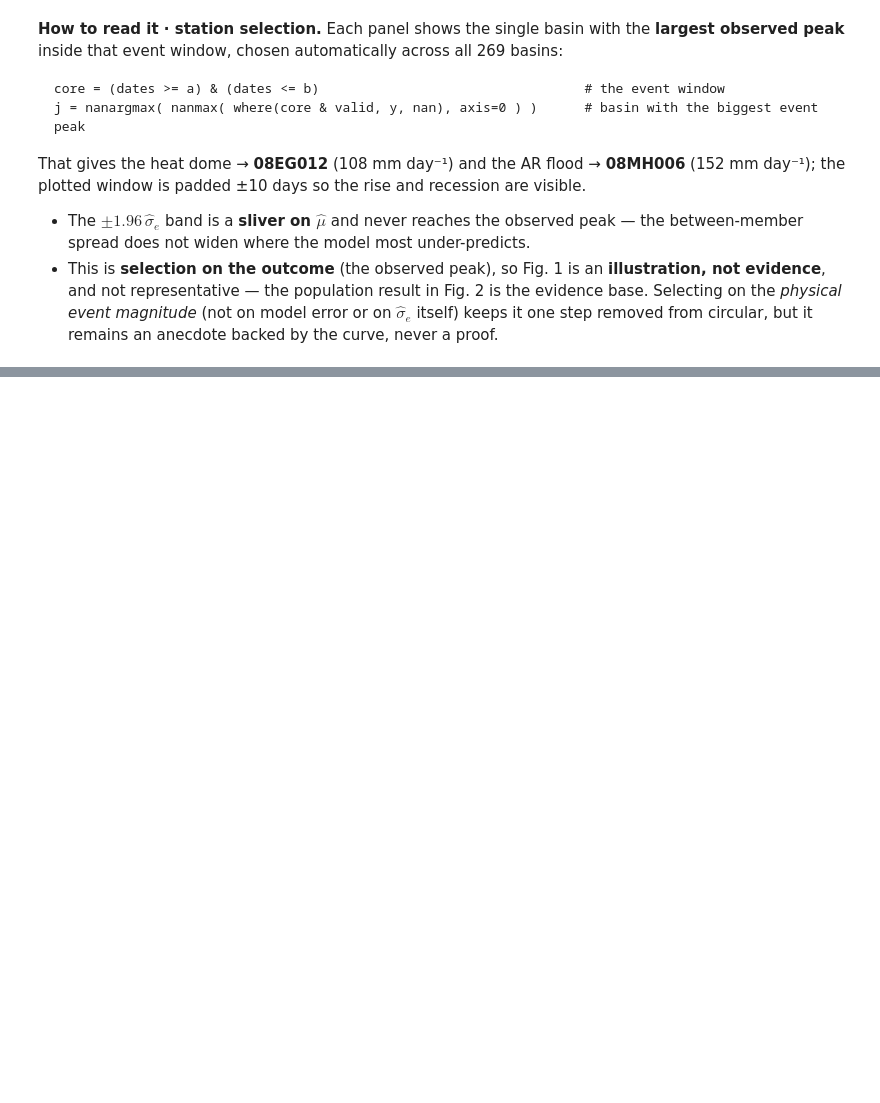
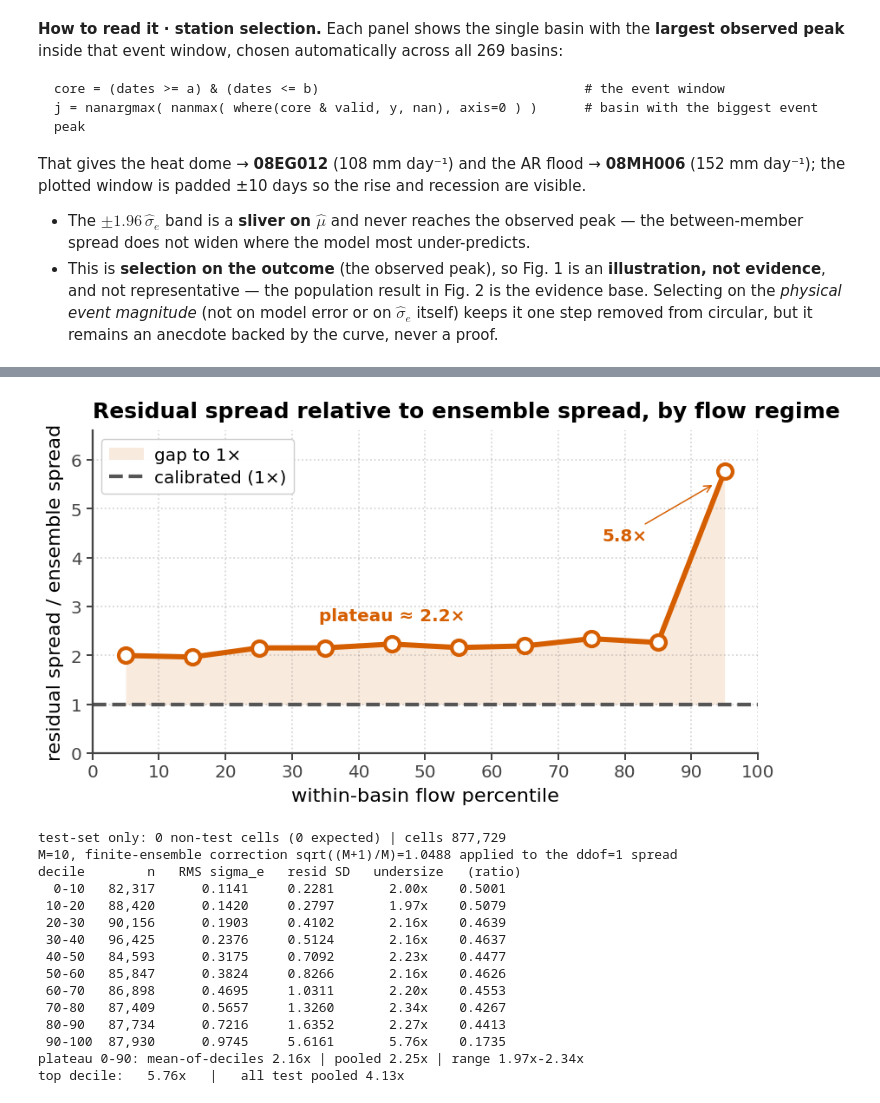
Before and after one commit to TWilson05/EA-LSTM-Streamflow, a Jupyter notebook: notebooks/workshop_figures.ipynb, the cells around one changed output, grey strips where cells are left out. Cells and saved outputs as stored; diff of their text form; code cells hidden in the pictures; blank space fills up the shorter version.

```diff
--- a/notebooks/workshop_figures.ipynb
+++ b/notebooks/workshop_figures.ipynb
@@ -188,0 +175,68 @@ all 269 basins, test period; n per decile 68,359-101,657
+# %%
+# Figure 1 (Overleaf): how many times too narrow the ensemble spread is, by flow decile.
+# Undersize factor = residual SD / (RMS sigma_e * sqrt((M+1)/M)) -- the reciprocal spread-skill
+# ratio. Mean-independent by construction: the numerator is an SD, so no mean-removal enters.
+import json
+M = json.loads((R/"meta.json").read_text())["n_members"]     # 10; sigma_e2 is ddof=1 per contract
+CORR = np.sqrt((M+1)/M)                                      # finite-ensemble spread inflation
+cc = np.arange(5,100,10); und = np.empty(10); nn = np.empty(10, int)
+for k in range(10):
+    m = (bi==k)&tb
+    und[k] = (y-mu)[m].std() / (np.sqrt(np.mean(sigma_e2[m]))*CORR)
+    nn[k] = int(m.sum())
+
+fig, ax = plt.subplots(figsize=figsize(2.05))
+ax.fill_between(cc, 1.0, und, color=PALETTE["ens"], alpha=.13, lw=0, zorder=1,
+                label="gap to 1×")
+ax.axhline(1.0, ls="--", lw=LW["ref"], color=PALETTE["ref"], zorder=2,
+           label="calibrated (1×)")
+ax.plot(cc, und, "-", color=PALETTE["ens"], lw=LW["curve"], zorder=3)
+# no series label: the y-axis names the quantity and there is only one series
+ax.scatter(cc, und, s=sz(46), facecolor="white", edgecolor=PALETTE["ens"], linewidths=1.7*S,
+           zorder=4)
+ax.set_xlabel("within-basin flow percentile")
+ax.set_ylabel("residual spread / ensemble spread")
+ax.set_title("Residual spread relative to ensemble spread, by flow regime", loc="left")
+ax.set_xlim(0,100); ax.set_ylim(0,6.6)
+ax.set_xticks(range(0,101,10)); ax.set_xticklabels(range(0,101,10))
+ax.set_yticks(range(0,7))
+ax.text(45, 2.72, f"plateau ≈ {und[:9].mean():.1f}×", ha="center",
+        fontsize=FS["ann"], fontweight="bold", color=PALETTE["ens"], zorder=6)
+ax.annotate(f"{und[9]:.1f}×", xy=(93.5, und[9]-.25), xytext=(80, 4.35),
+            textcoords="data", ha="center", fontsize=FS["ann"], fontweight="bold",
+            color=PALETTE["ens"], zorder=6,
+            arrowprops=dict(arrowstyle="->", lw=LW["thin"], color=PALETTE["ens"]))
+ax.legend(loc="upper left", **LEG).set_zorder(7)
+fig.savefig(FIG_OUT/"workshop_fig1_dispersion.png"); plt.show()
+
+print(f"test-set only: {int((tb & ~np.broadcast_to(test[:,None],tb.shape)).sum())} non-test cells "
+      f"(0 expected) | cells {int(tb.sum()):,}")
+print(f"M={M}, finite-ensemble correction sqrt((M+1)/M)={CORR:.4f} applied to the ddof=1 spread")
+print("decile        n   RMS sigma_e   resid SD   undersize   (ratio)")
+for k in range(10):
+    m=(bi==k)&tb
+    print(f"{k*10:3d}-{k*10+10:<3d} {nn[k]:7,d} {np.sqrt(np.mean(sigma_e2[m]))*CORR:11.4f} "
+          f"{(y-mu)[m].std():10.4f} {und[k]:10.2f}x {1/und[k]:9.4f}")
+m09=(bi<=8)&tb
+p09=(y-mu)[m09].std()/(np.sqrt(np.mean(sigma_e2[m09]))*CORR)
+pall=(y-mu)[tb].std()/(np.sqrt(np.mean(sigma_e2[tb]))*CORR)
+print(f"plateau 0-90: mean-of-deciles {und[:9].mean():.2f}x | pooled {p09:.2f}x | "
+      f"range {und[:9].min():.2f}x-{und[:9].max():.2f}x")
+print(f"top decile:   {und[9]:.2f}x   |   all test pooled {pall:.2f}x")
+# %% [output]
+[figure, added]
+test-set only: 0 non-test cells (0 expected) | cells 877,729
+M=10, finite-ensemble correction sqrt((M+1)/M)=1.0488 applied to the ddof=1 spread
+decile        n   RMS sigma_e   resid SD   undersize   (ratio)
+  0-10   82,317      0.1141     0.2281       2.00x    0.5001
+ 10-20   88,420      0.1420     0.2797       1.97x    0.5079
+ 20-30   90,156      0.1903     0.4102       2.16x    0.4639
+ 30-40   96,425      0.2376     0.5124       2.16x    0.4637
+ 40-50   84,593      0.3175     0.7092       2.23x    0.4477
+ 50-60   85,847      0.3824     0.8266       2.16x    0.4626
+ 60-70   86,898      0.4695     1.0311       2.20x    0.4553
+ 70-80   87,409      0.5657     1.3260       2.34x    0.4267
+ 80-90   87,734      0.7216     1.6352       2.27x    0.4413
+ 90-100  87,930      0.9745     5.6161       5.76x    0.1735
+plateau 0-90: mean-of-deciles 2.16x | pooled 2.25x | range 1.97x-2.34x
+top decile:   5.76x   |   all test pooled 4.13x
```
Also changed, not shown: parts of 13 cells of this notebook.
